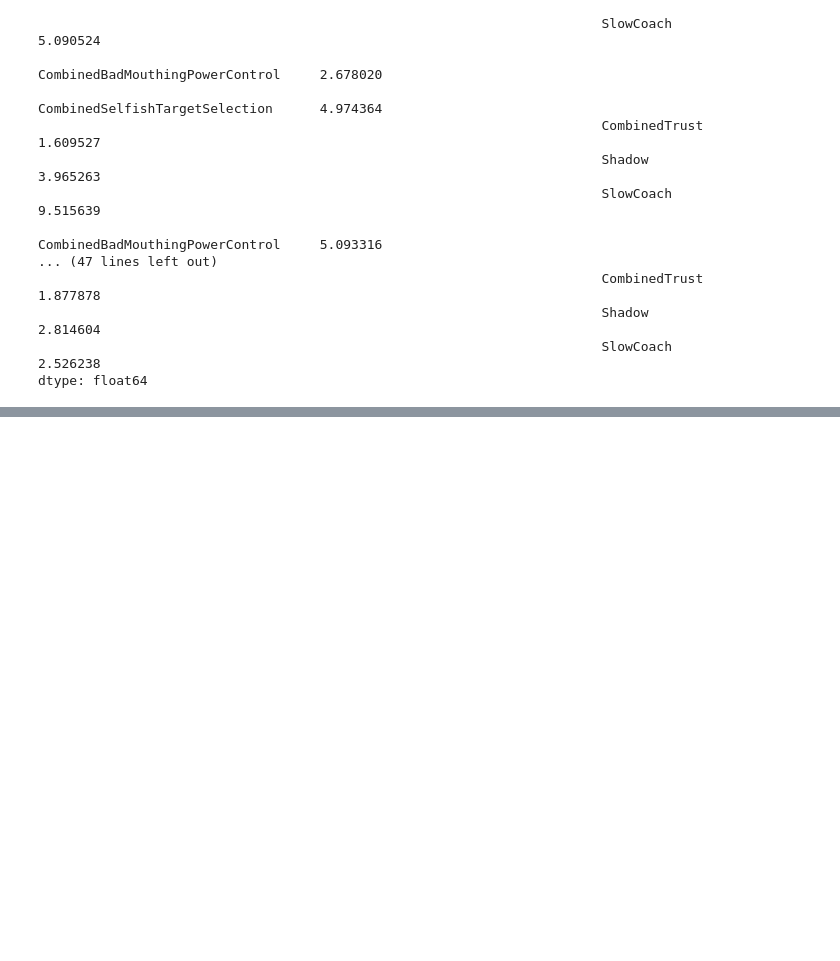
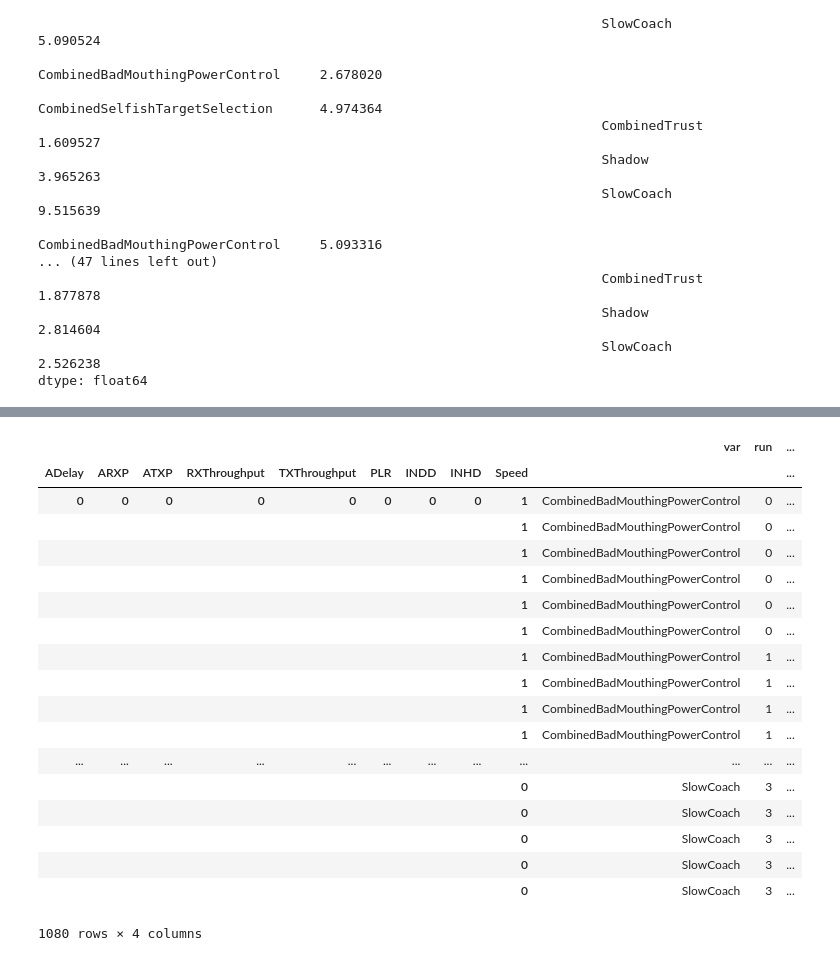
Before and after one commit to andrewbolster/aietes, a Jupyter notebook: scripts/notebooks/Chapters/Chapter 5.ipynb, the cells around one changed output, grey strips where cells are left out. Drawn from its saved outputs; the diff is of its cells as text; code cells hidden in the pictures; blank space fills up the shorter version.

```diff
--- a/scripts/notebooks/Chapters/Chapter 5.ipynb
+++ b/scripts/notebooks/Chapters/Chapter 5.ipynb
@@ -166,0 +338,13 @@ Y
+# %%
+def generate_mean_delta_t(path):
+    with pd.get_store(path + '.h5') as store:
+        trust_frame = store.trust
+
+    outliers = Weight.perform_weight_factor_target_mean_t_delta_analysis_on_trust_frame(trust_frame, min_emphasis=0,
+                                                                                        max_emphasis=2, max_sum=1,
+                                                                                        verbose=False, par=True)
+    outliers.to_hdf(os.path.join(path, "outliers.h5"),
+                "{0}".format("meandelta"))
+    return outliers
+# %%
+outliers = generate_mean_delta_t(results_path)
@@ -166,0 +362,27 @@ Y
+# %%
+key_order = ['ADelay', 'ARXP', 'ATXP', 'RXThroughput', 'TXThroughput', 'PLR', 'INDD', 'INHD', 'Speed']
+
+outliers.reset_index()
+outliers.set_index(key_order, inplace=True)
+outliers.sort_index(inplace= True)
+outliers
+# %% [output]
+|  |  |  |  |  |  |  |  |  | var | run | ... |
+| ADelay | ARXP | ATXP | RXThroughput | TXThroughput | PLR | INDD | INHD | Speed |  |  | ... |
+| 0 | 0 | 0 | 0 | 0 | 0 | 0 | 0 | 1 | CombinedBadMouthingPowerControl | 0 | ... |
+|  |  |  |  |  |  |  |  | 1 | CombinedBadMouthingPowerControl | 0 | ... |
+|  |  |  |  |  |  |  |  | 1 | CombinedBadMouthingPowerControl | 0 | ... |
+|  |  |  |  |  |  |  |  | 1 | CombinedBadMouthingPowerControl | 0 | ... |
+|  |  |  |  |  |  |  |  | 1 | CombinedBadMouthingPowerControl | 0 | ... |
+|  |  |  |  |  |  |  |  | 1 | CombinedBadMouthingPowerControl | 0 | ... |
+|  |  |  |  |  |  |  |  | 1 | CombinedBadMouthingPowerControl | 1 | ... |
+|  |  |  |  |  |  |  |  | 1 | CombinedBadMouthingPowerControl | 1 | ... |
+|  |  |  |  |  |  |  |  | 1 | CombinedBadMouthingPowerControl | 1 | ... |
+|  |  |  |  |  |  |  |  | 1 | CombinedBadMouthingPowerControl | 1 | ... |
+| ... | ... | ... | ... | ... | ... | ... | ... | ... | ... | ... | ... |
+|  |  |  |  |  |  |  |  | 0 | SlowCoach | 3 | ... |
+|  |  |  |  |  |  |  |  | 0 | SlowCoach | 3 | ... |
+|  |  |  |  |  |  |  |  | 0 | SlowCoach | 3 | ... |
+|  |  |  |  |  |  |  |  | 0 | SlowCoach | 3 | ... |
+|  |  |  |  |  |  |  |  | 0 | SlowCoach | 3 | ... |
+1080 rows × 4 columns
```
Also changed, not shown: parts of 27 cells of this notebook, 6 other files.
